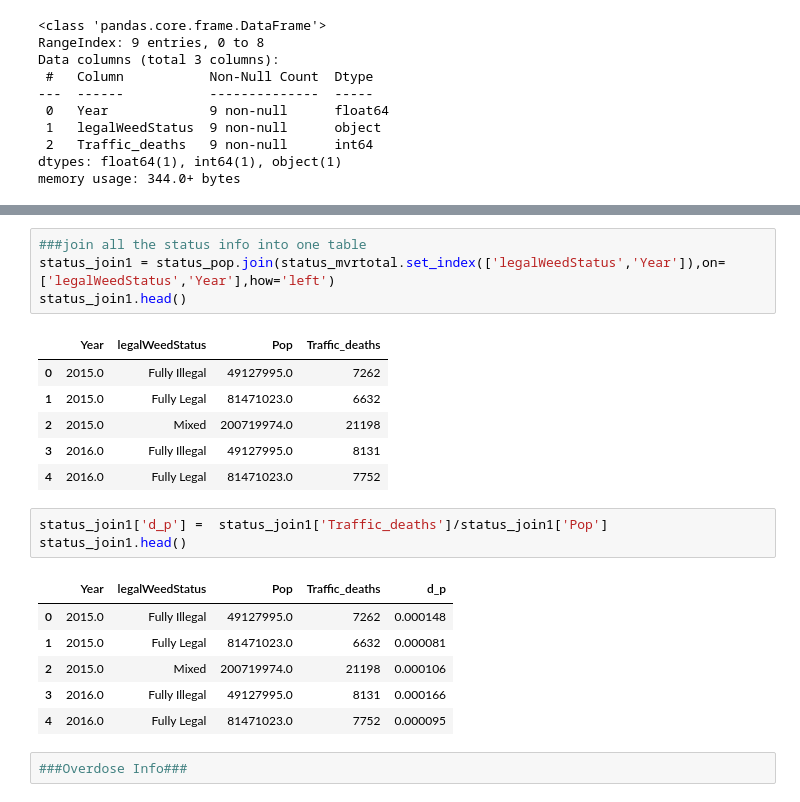
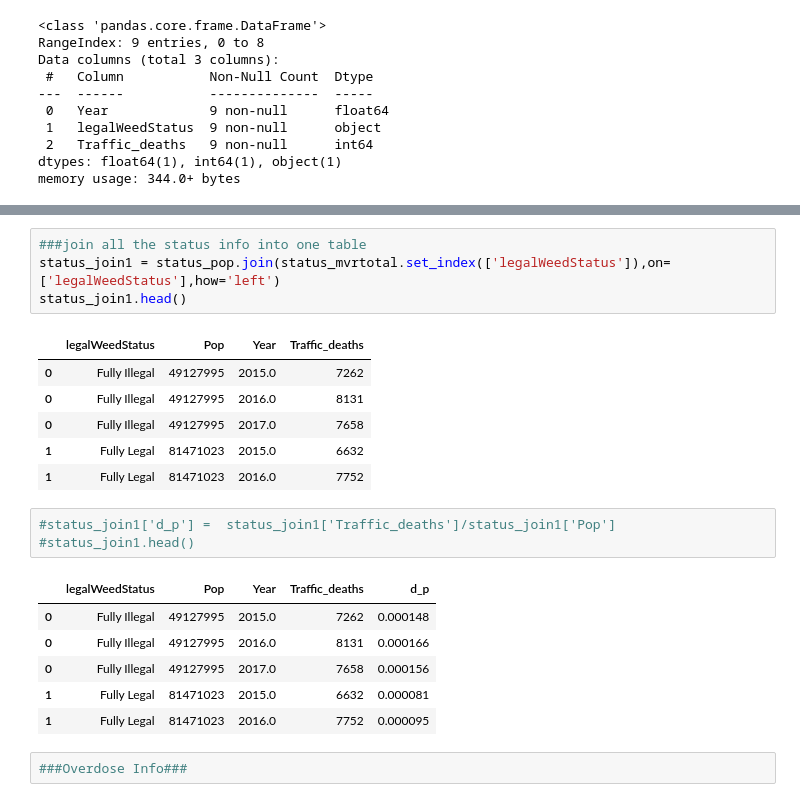
Before and after one commit to caravella483/Project2, a Jupyter notebook: jasonc/static/data/data.ipynb, the cells around one changed output, grey strips where cells are left out. Saved outputs shown, nothing was run; the diff lists cells and outputs as text.

```diff
--- a/jasonc/static/data/data.ipynb
+++ b/jasonc/static/data/data.ipynb
@@ -336,24 +687,24 @@ memory usage: 344.0+ bytes
 # %%
 ###join all the status info into one table
-status_join1 = status_pop.join(status_mvrtotal.set_index(['legalWeedStatus','Year']),on=['legalWeedStatus','Year'],how='left')
+status_join1 = status_pop.join(status_mvrtotal.set_index(['legalWeedStatus']),on=['legalWeedStatus'],how='left')
 status_join1.head()
 # %% [output]
-|  | Year | legalWeedStatus | Pop | Traffic_deaths |
-| 0 | 2015.0 | Fully Illegal | 49127995.0 | 7262 |
-| 1 | 2015.0 | Fully Legal | 81471023.0 | 6632 |
-| 2 | 2015.0 | Mixed | 200719974.0 | 21198 |
-| 3 | 2016.0 | Fully Illegal | 49127995.0 | 8131 |
-| 4 | 2016.0 | Fully Legal | 81471023.0 | 7752 |
+|  | legalWeedStatus | Pop | Year | Traffic_deaths |
+| 0 | Fully Illegal | 49127995 | 2015.0 | 7262 |
+| 0 | Fully Illegal | 49127995 | 2016.0 | 8131 |
+| 0 | Fully Illegal | 49127995 | 2017.0 | 7658 |
+| 1 | Fully Legal | 81471023 | 2015.0 | 6632 |
+| 1 | Fully Legal | 81471023 | 2016.0 | 7752 |
 # %%
-status_join1['d_p'] =  status_join1['Traffic_deaths']/status_join1['Pop']
-status_join1.head()
+#status_join1['d_p'] =  status_join1['Traffic_deaths']/status_join1['Pop']
+#status_join1.head()
 # %% [output]
-|  | Year | legalWeedStatus | Pop | Traffic_deaths | d_p |
-| 0 | 2015.0 | Fully Illegal | 49127995.0 | 7262 | 0.000148 |
-| 1 | 2015.0 | Fully Legal | 81471023.0 | 6632 | 0.000081 |
-| 2 | 2015.0 | Mixed | 200719974.0 | 21198 | 0.000106 |
-| 3 | 2016.0 | Fully Illegal | 49127995.0 | 8131 | 0.000166 |
-| 4 | 2016.0 | Fully Legal | 81471023.0 | 7752 | 0.000095 |
+|  | legalWeedStatus | Pop | Year | Traffic_deaths | d_p |
+| 0 | Fully Illegal | 49127995 | 2015.0 | 7262 | 0.000148 |
+| 0 | Fully Illegal | 49127995 | 2016.0 | 8131 | 0.000166 |
+| 0 | Fully Illegal | 49127995 | 2017.0 | 7658 | 0.000156 |
+| 1 | Fully Legal | 81471023 | 2015.0 | 6632 | 0.000081 |
+| 1 | Fully Legal | 81471023 | 2016.0 | 7752 | 0.000095 |
 # %%
 ###Overdose Info###
 # %%
```
Also changed, not shown: parts of 79 cells of this notebook, 3 other files.
